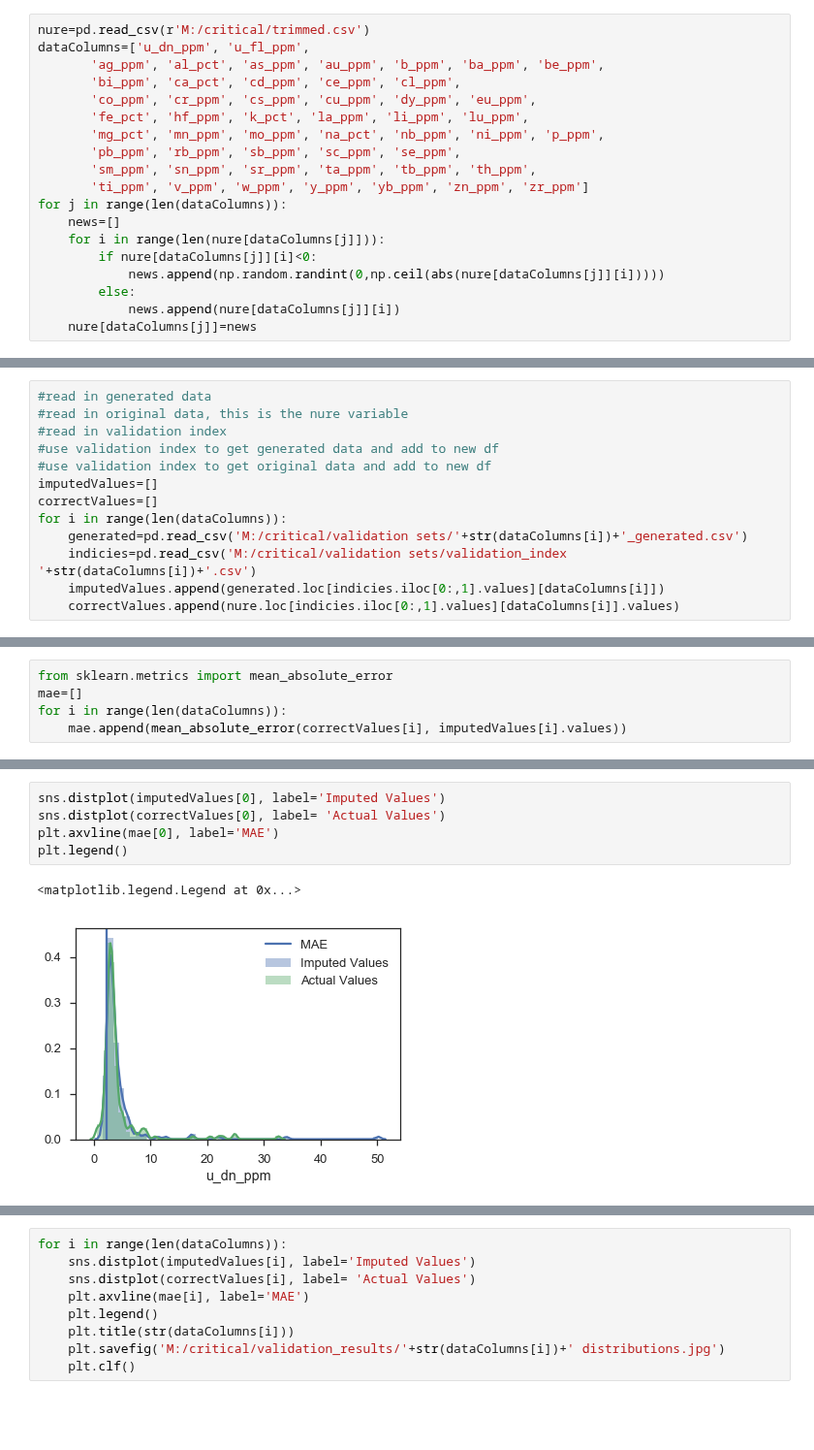
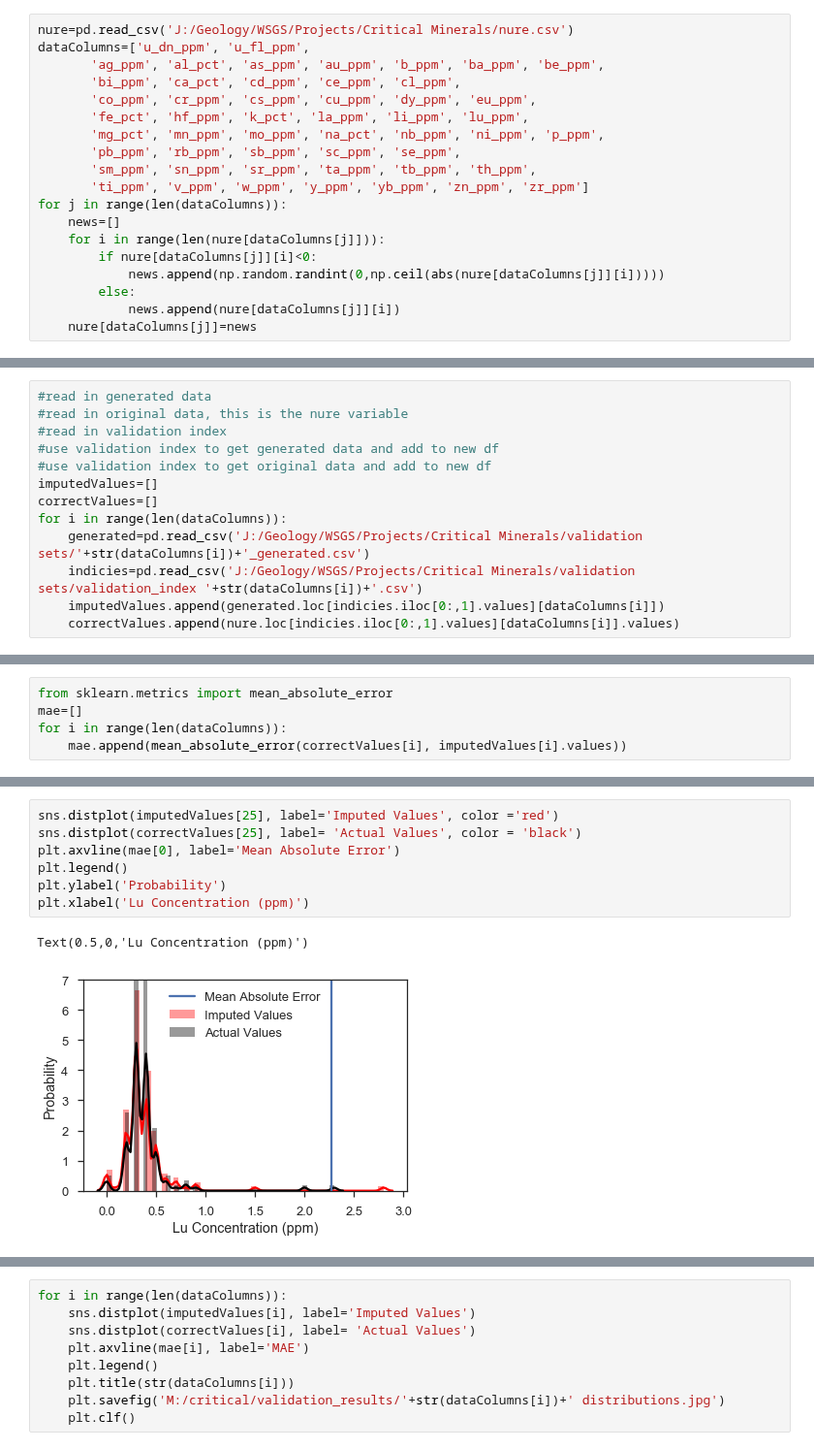
Before and after one commit to jessepisel/criticalandstrategic, a Jupyter notebook: Imputed Critical mineral EDA.ipynb, the cells around one changed output, grey strips where cells are left out. Shown at 97% size. Drawn from its saved outputs; the diff is of its cells as text; blank space fills up the shorter version.

```diff
--- a/Imputed Critical mineral EDA.ipynb
+++ b/Imputed Critical mineral EDA.ipynb
@@ -164,7 +164,7 @@ for i in range(len(dataColumns)):
     validationIndex[dataColumns[i]]=rands
     validationIndex.to_csv('M:/critical/validation sets/validation_index '+str(dataColumns[i])+'.csv')
 # %%
-nure=pd.read_csv(r'M:/critical/trimmed.csv')
+nure=pd.read_csv('J:/Geology/WSGS/Projects/Critical Minerals/nure.csv')
 dataColumns=['u_dn_ppm', 'u_fl_ppm',
        'ag_ppm', 'al_pct', 'as_ppm', 'au_ppm', 'b_ppm', 'ba_ppm', 'be_ppm',
        'bi_ppm', 'ca_pct', 'cd_ppm', 'ce_ppm', 'cl_ppm',
@@ -191,8 +211,8 @@ for j in range(len(dataColumns)):
 imputedValues=[]
 correctValues=[]
 for i in range(len(dataColumns)):
-    generated=pd.read_csv('M:/critical/validation sets/'+str(dataColumns[i])+'_generated.csv')
-    indicies=pd.read_csv('M:/critical/validation sets/validation_index '+str(dataColumns[i])+'.csv')
+    generated=pd.read_csv('J:/Geology/WSGS/Projects/Critical Minerals/validation sets/'+str(dataColumns[i])+'_generated.csv')
+    indicies=pd.read_csv('J:/Geology/WSGS/Projects/Critical Minerals/validation sets/validation_index '+str(dataColumns[i])+'.csv')
     imputedValues.append(generated.loc[indicies.iloc[0:,1].values][dataColumns[i]])
     correctValues.append(nure.loc[indicies.iloc[0:,1].values][dataColumns[i]].values)
 # %%
@@ -234,9 +232,11 @@ plt.xticks(rotation=90)
 # %%
-sns.distplot(imputedValues[0], label='Imputed Values')
-sns.distplot(correctValues[0], label= 'Actual Values')
-plt.axvline(mae[0], label='MAE')
+sns.distplot(imputedValues[25], label='Imputed Values', color ='red')
+sns.distplot(correctValues[25], label= 'Actual Values', color = 'black')
+plt.axvline(mae[0], label='Mean Absolute Error')
 plt.legend()
+plt.ylabel('Probability')
+plt.xlabel('Lu Concentration (ppm)')
 # %% [output]
-<matplotlib.legend.Legend at 0x...>
+Text(0.5,0,'Lu Concentration (ppm)')
-[figure, old version]
+[figure, new version]
 # %%
```
Also changed, not shown: parts of 4 cells of this notebook, 1 other file.
